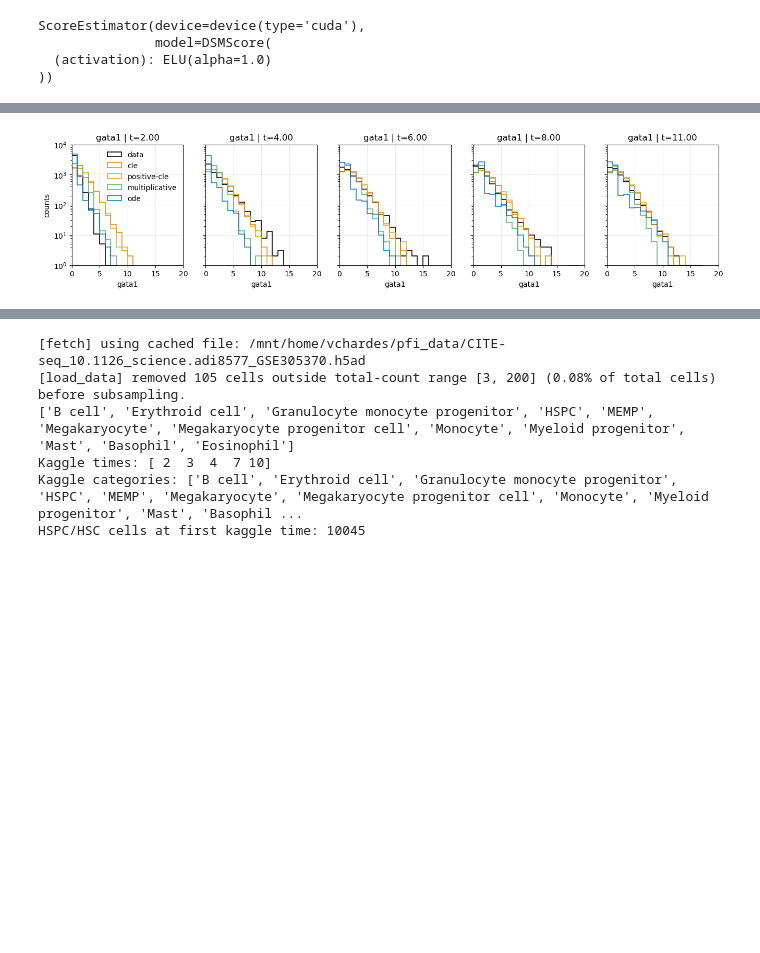
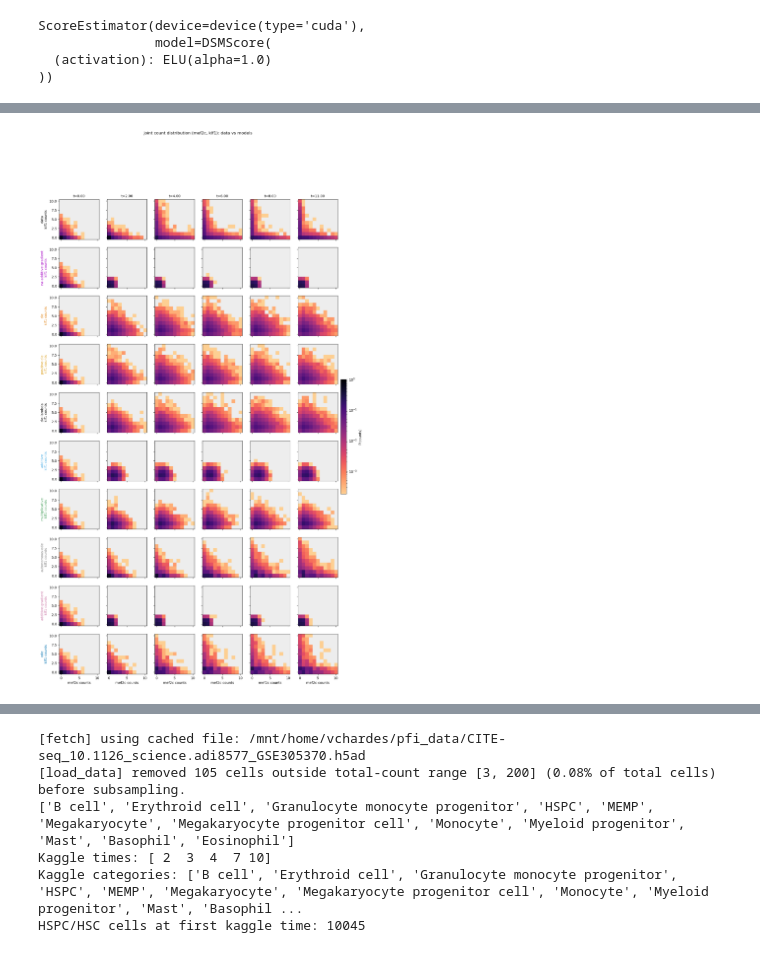
Before and after one commit to vchz/pfi, a Jupyter notebook: examples/hsc_generalization_sample.ipynb, the cells around one changed output, grey strips where cells are left out. Cells and saved outputs as stored; diff of their text form; code cells hidden in the pictures; blank space fills up the shorter version.

```diff
--- a/examples/hsc_generalization_sample.ipynb
+++ b/examples/hsc_generalization_sample.ipynb
@@ -53,13 +53,12 @@ score_reg = ScoreEstimator(
             sizes=[128, 128, 128],
             spectral_norm=True,
             activation=nn.ELU(),
-            noise_lvl=0.01,
             feature_norm=None,
-            batch_norm=None,
-            full=True,
-            dim_x=ndim,
+            batch_norm='zscore',
+            full=False,
         ),
     device=device,
+    random_state=seed,
 )
 score_reg.fit(X)
 # %% [output]
@@ -155,7 +248,7 @@ ED per time: [0.18528748 0.2920475  0.05970573 0.07174015 0.11985111 0.08775711]
 from pfi.flow.couplings import pairwise_OT
 from pfi.utils.data import snapshots_from_X
 from pfi.flow.interpolants import LinearInterpolant, ChebyshevInterpolant
-lx = 1.5
+lx = 1.0
 base_f_kwargs = {
     'lx': lx,
     "feature_norm": None,#"zscore-nocenter",#'zscore-nocenter',
@@ -163,7 +256,7 @@ base_f_kwargs = {
     "full": True,
 }
 model_classes = {
-    #'na-additive-gradient': NonAutonomousAdditiveGradientFlow,
+    'na-additive-gradient': NonAutonomousAdditiveGradientFlow,
     'cle': CLEFlow,
     'positive-cle': PositiveCLEFlow,
     'cle-lambda': CLELambdaFlow,
@@ -172,13 +265,11 @@ model_classes = {
     'autonomous-ode': AutonomousODEFlow,
     'additive-gradient': AdditiveGradientFlow,
     'ode': ODEFlow,
-    #'OU': OUFlow,
 }
 
 model_names = list(model_classes.keys())
-#model_names = ['cle', 'positive-cle', 'cle-lambda']#'additive', 'ode']#, 'multiplicative']
 score = score_reg.model_
-seed = 0
+
 dist_fit, _ = snapshots_from_X(X)
 dist_fit = [d.to(device=device, dtype=torch.float32) for d in dist_fit]
 precomputed_traj, _ = pairwise_OT(dist_fit, nb=1, method='exact')
@@ -200,6 +291,7 @@ for model_name in model_names:
                        'precomputed_traj': precomputed_traj,
                        },
         device=device,
+        random_state=seed,
     )
 
     flow_reg.fit(X)
@@ -323,57 +418,52 @@ plt.show()
 # %%
-# NatComm overlay histograms of predicted vs true gata1 at all times (one subplot per time)
+# NatComm: joint count distribution P(counts) of the DE gene pair, data vs each model
+#
+# Same 2D count-space map as the score-model validation above, one row per model.
+# Reuses gx, gy (the two most differentially expressed genes between Ery and Mk),
+# edges (one bin per integer count) and cmap from that cell.
 import matplotlib.pyplot as plt
-show = ['cle', 'positive-cle', 'multiplicative', 'ode']
+from matplotlib.colors import LogNorm
 
-gata1_idx = genes.index('gata1')
+show = model_names#['cle', 'positive-cle', 'multiplicative', 'ode']
 
-xmin = 0
-xmax = 20
-bins = np.arange(xmin, xmax, 1)
+rows = [('data', None)] + [(m, m) for m in show if m in pred_by_model]
 
-n_times = len(t_ex[1:])
-fig, axes = plt.subplots(1, n_times, figsize=(3.2 * n_times, 3.0), sharex=True, sharey=True)
+# same color scale for every panel, floored at the one-cell resolution limit
+n_min = min(
+    [len(X[np.isclose(X[:, -1], tk)]) for tk in t_ex]
+    + [len(pred_by_model[m][k]) for _, m in rows if m is not None for k in range(len(t_ex))]
+)
+norm = LogNorm(vmin=1.0 / n_min, vmax=1.0)
 
-for ax, (k, tk) in zip(axes, enumerate(t_ex[1:], start=1)):
-    true_vals = X[np.isclose(X[:, -1], tk)][:, gata1_idx]
+nT = len(t_ex)
+fig, axes = plt.subplots(len(rows), nT, figsize=(2.5 * nT, 2.5 * len(rows)),
+                         sharex=True, sharey=True, squeeze=False)
 
-    ax.hist(
-        true_vals,
-        bins=bins,
-        density=False,
-        histtype='step',
-        linewidth=1.2,
-        color='black',
-        label='data',
-    )
+for r, (label, model_name) in enumerate(rows):
+    for k, tk in enumerate(t_ex):
+        if model_name is None:
+            src = X[np.isclose(X[:, -1], tk)][:, :ndim]
+        else:
+            src = pred_by_model[model_name][k][:, :ndim]
 
-    for model_name in flow_regs.keys():
-        if model_name in show:
-            cfg = base_colors.get(model_name)
-            ax.hist(
-                pred_by_model[model_name][k][:,gata1_idx],
-                bins=bins,
-                density=False,
-                color=cfg,
-                histtype='step',
-                linewidth=1.2,
-                alpha=0.9,
-                label=model_name,
-            )
+        H, _, _ = np.histogram2d(src[:, gx], src[:, gy], bins=[edges, edges], density=True)
+        ax = axes[r, k]
+        im = ax.imshow(np.where(H.T > 0, H.T, np.nan), origin='lower',
+                       extent=[edges[0], edges[-1], edges[0], edges[-1]],
+                       norm=norm, cmap=cmap, aspect='auto', interpolation='nearest')
+        if r == 0:
+            ax.set_title(f't={tk:.2f}', fontsize=10)
+        if k == 0:
+            ax.set_ylabel(f'{label}\n{genes[gy]} counts',
+                          color='black' if model_name is None else base_colors.get(model_name, 'black'))
+        if r == len(rows) - 1:
+            ax.set_xlabel(f'{genes[gx]} counts')
 
-    ax.set_title(f'gata1 | t={tk:.2f}')
-    ax.set_xlabel('gata1')
-    ax.set_yscale('log')
-    ax.set_xlim(xmin, xmax)
-    ax.set_ylim(ymin=1, ymax=1e4)
-    ax.grid(alpha=0.25)
-
-axes[0].set_ylabel('counts')
-axes[0].legend(frameon=False)
-#plt.tight_layout()
+fig.colorbar(im, ax=axes.ravel().tolist(), fraction=0.02, pad=0.01, label='P(counts)')
+fig.suptitle(f'Joint count distribution ({genes[gx]}, {genes[gy]}): data vs models', y=0.99)
 plt.show()
 # %% [output]
-[figure, old version]
+[figure, new version]
 # %%
 # Response matrix Delta, cosine similarity, and AUPRC with known HSC regulatory matrix M
 from pfi.utils.data import get_hsc_network, evaluate_signed_network_auprc
```
Also changed, not shown: parts of 8 cells of this notebook, 7 other files.
